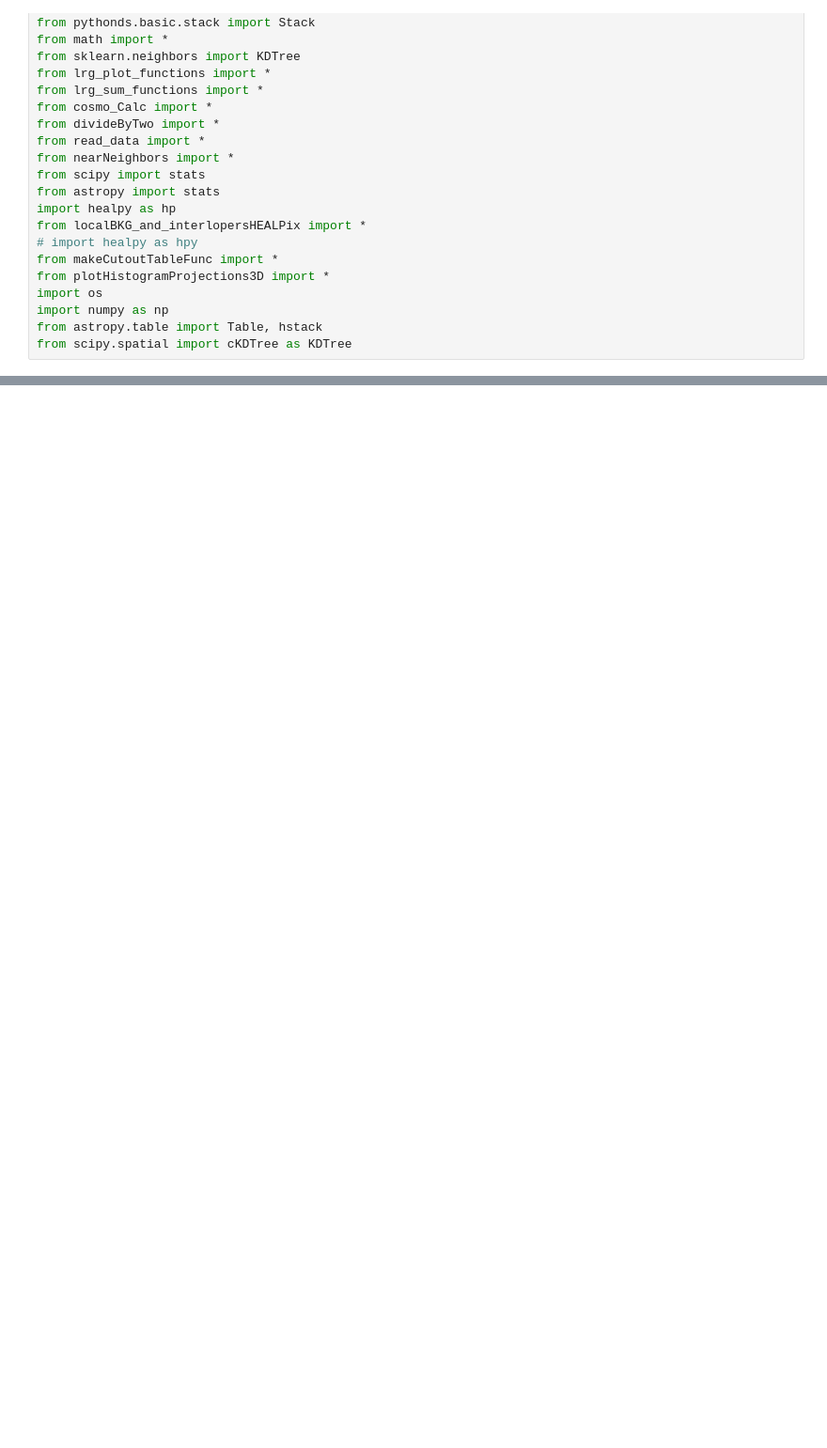
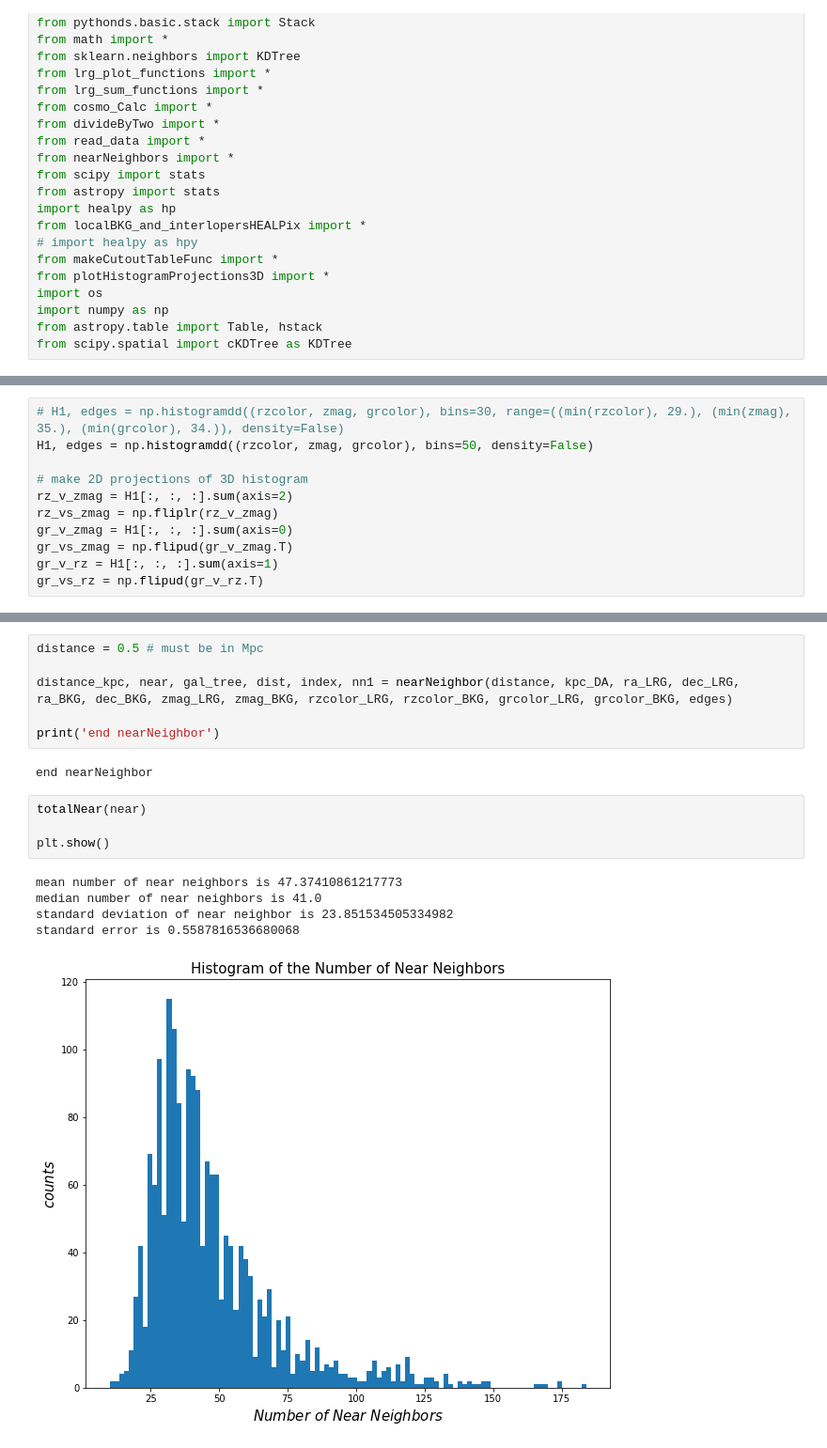
Before and after one commit to metownsend/LRG-Sats, a Jupyter notebook: lrg_masses.ipynb, the cells around one changed output, grey strips where cells are left out. Shown: that part at 94% size. Saved outputs shown, nothing was run; the diff lists cells and outputs as text; blank space fills up the shorter version.

```diff
--- a/lrg_masses.ipynb
+++ b/lrg_masses.ipynb
@@ -275,0 +308,11 @@ plt.show()
+# %%
+# H1, edges = np.histogramdd((rzcolor, zmag, grcolor), bins=30, range=((min(rzcolor), 29.), (min(zmag), 35.), (min(grcolor), 34.)), density=False)
+H1, edges = np.histogramdd((rzcolor, zmag, grcolor), bins=50, density=False)
+
+# make 2D projections of 3D histogram
+rz_v_zmag = H1[:, :, :].sum(axis=2)
+rz_vs_zmag = np.fliplr(rz_v_zmag)
+gr_v_zmag = H1[:, :, :].sum(axis=0)
+gr_vs_zmag = np.flipud(gr_v_zmag.T)
+gr_v_rz = H1[:, :, :].sum(axis=1)
+gr_vs_rz = np.flipud(gr_v_rz.T)
@@ -275,0 +349,18 @@ plt.show()
+# %%
+distance = 0.5 # must be in Mpc
+
+distance_kpc, near, gal_tree, dist, index, nn1 = nearNeighbor(distance, kpc_DA, ra_LRG, dec_LRG, ra_BKG, dec_BKG, zmag_LRG, zmag_BKG, rzcolor_LRG, rzcolor_BKG, grcolor_LRG, grcolor_BKG, edges)
+
+print('end nearNeighbor')
+# %% [output]
+end nearNeighbor
+# %%
+totalNear(near)
+
+plt.show()
+# %% [output]
+mean number of near neighbors is 47.37410861217773
+median number of near neighbors is 41.0
+standard deviation of near neighbor is 23.851534505334982
+standard error is 0.5587816536680068
+[figure, added]
```
Also changed, not shown: parts of 25 cells of this notebook, 3 other files.
